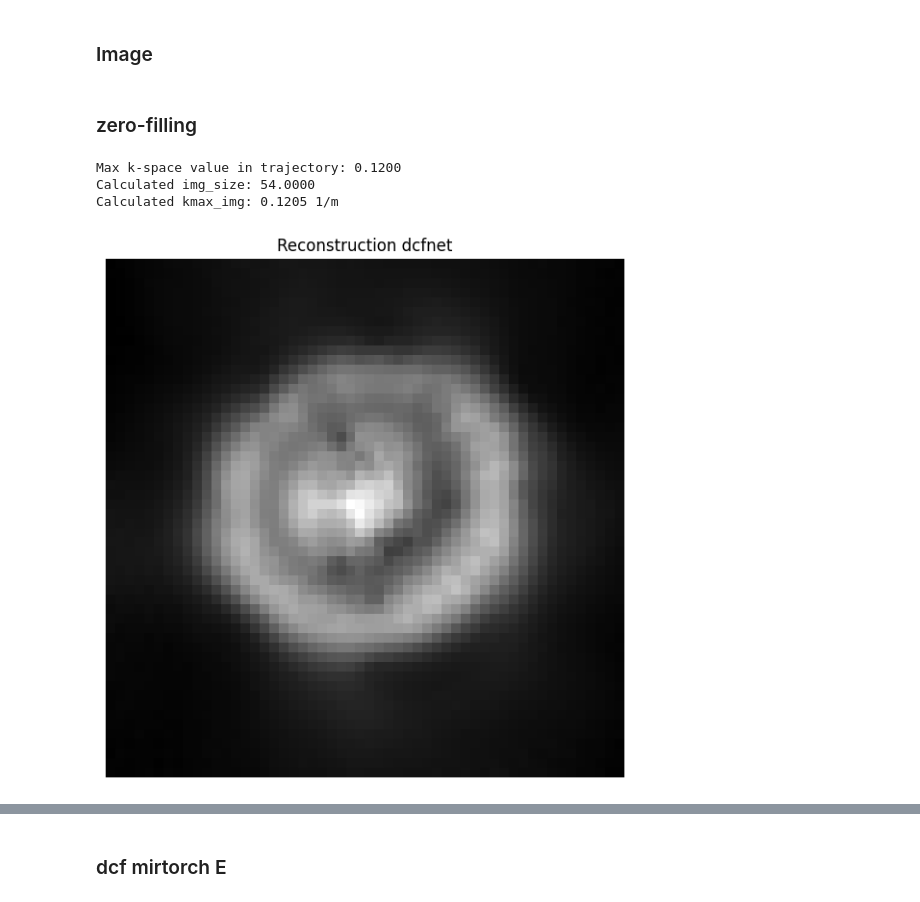
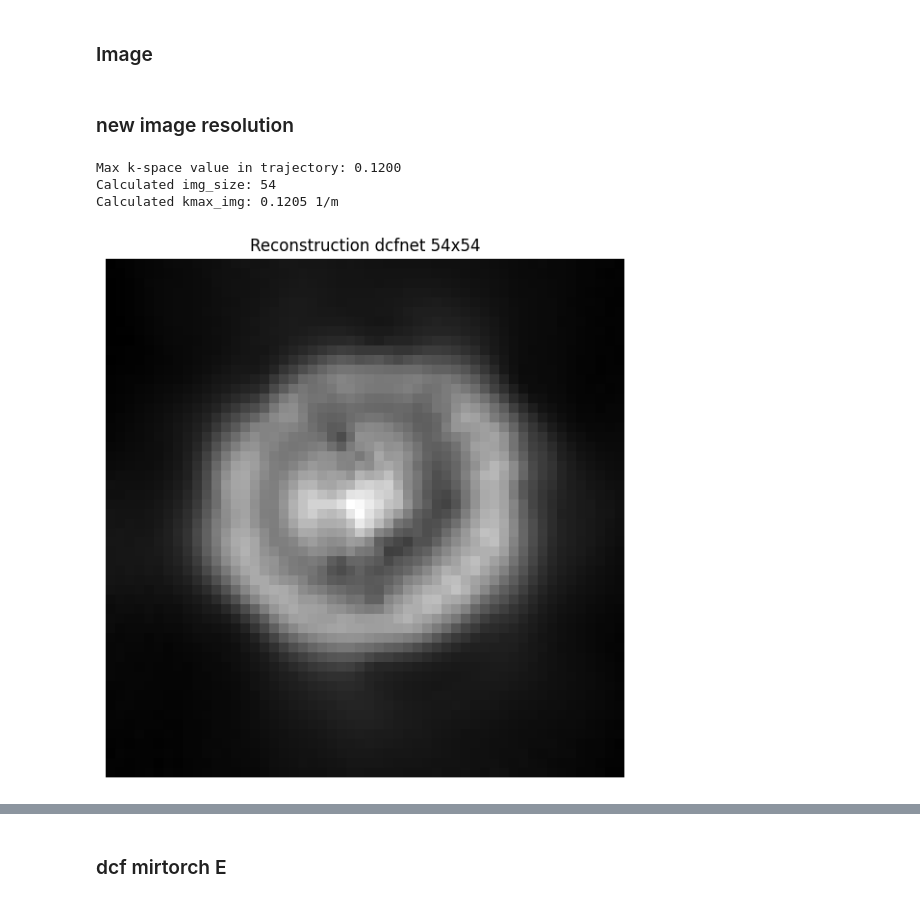
Before and after one commit to frank-roesler/MR_Trajectory_Fit, a Jupyter notebook: recon.ipynb, the cells around one changed output, grey strips where cells are left out. Cells and saved outputs as stored; diff of their text form; code cells hidden in the pictures.

Commit message:
fix recon

```diff
--- a/recon.ipynb
+++ b/recon.ipynb
@@ -212,7 +212,7 @@ class ImageRecon:
         I0 = Nop_sorted.H * (dcf * sampled)
         I0 = torch.flip(torch.rot90(I0.abs(), k=1, dims=(2, 3)),dims=[2]).squeeze()
 
-        return I0
+        return dcf, I0
 
     def reconstruct_img_dcfnet(self, rosette_orig, rosette_sorted, sampled):
         rosette_orig = rosette_orig.squeeze() / self.kmax_img * torch.pi
@@ -241,7 +241,7 @@ class ImageRecon:
         I0 = kbnufft.adjoint(rosette_sorted,(sampled * dcf).squeeze(0)).unsqueeze(0)
         I0 = torch.flip( torch.rot90(I0.abs(), k=1, dims=(2, 3)),dims=[2]).squeeze()
 
-        return I0
+        return dcf, I0
 
     def normalize_dcf(self, dcf, ktraj, im_size):
         x = torch.ones(1, *im_size, device=dcf.device) + 0j
@@ -256,39 +256,39 @@ class ImageRecon:
         x_rec = Nop.H * (dcf * k)
         scale = x_rec.sum() / (x_rec**2).sum()
         return dcf * scale
-# %% [markdown]
-### zero-filling
+# %% [markdown]
+### new image resolution
 # %%
 print(f"Max k-space value in trajectory: {torch.abs(rosette_resort_tensor).max():.4f}")
 new_params = params.copy()
 new_params["img_size"] = int(np.round(torch.abs(rosette_resort_tensor).max() * 2 * params["FoV"]))
 kmax_img = new_params["img_size"] / (2 * params["FoV"])
-print(f"Calculated img_size: {new_params['img_size']:.4f}")
+print(f"Calculated img_size: {new_params['img_size']:.0f}")
 print(f"Calculated kmax_img: {kmax_img:.4f} 1/m")
 
 recon = ImageRecon(new_params, kmax_img, dcfnet_path)
 # %% [output]
 Max k-space value in trajectory: 0.1200
-Calculated img_size: 54.0000
+Calculated img_size: 54
 Calculated kmax_img: 0.1205 1/m
 # %%
 images_coils = []
 for i in range(N_COILS):
-    image_coil = recon.reconstruct_img_dcfnet(rosette_orig_tensor, rosette_resort_tensor, sampled_tensor[i])
+    _, image_coil = recon.reconstruct_img_dcfnet(rosette_orig_tensor, rosette_resort_tensor, sampled_tensor[i])
     images_coils.append(image_coil.detach().cpu().numpy())
 
 images_coils = np.array(images_coils)
 image_rss = np.sqrt(np.sum(np.abs(images_coils)**2, axis=0))
 plt.figure(figsize=(7, 7))
 #vmax = np.percentile(image_scaled, 99.5)
 #plt.imshow(image_scaled, cmap="gray", origin="lower", vmin=0, vmax=vmax)
 plt.imshow(image_rss, cmap="gray", origin="lower")
-plt.title("Reconstruction dcfnet")
+plt.title(f"Reconstruction dcfnet {new_params['img_size']}x{new_params['img_size']}")
 plt.axis("off")
 plt.savefig(f"{saving_folder}/dcfnet.png", bbox_inches='tight', pad_inches=0)
 plt.show()
 # %% [output]
-[figure, old version]
+[figure, new version]
 # %%
 images_coils = []
 for i in range(N_COILS):
```
Also changed, not shown: parts of 7 cells of this notebook, 3 other files.
